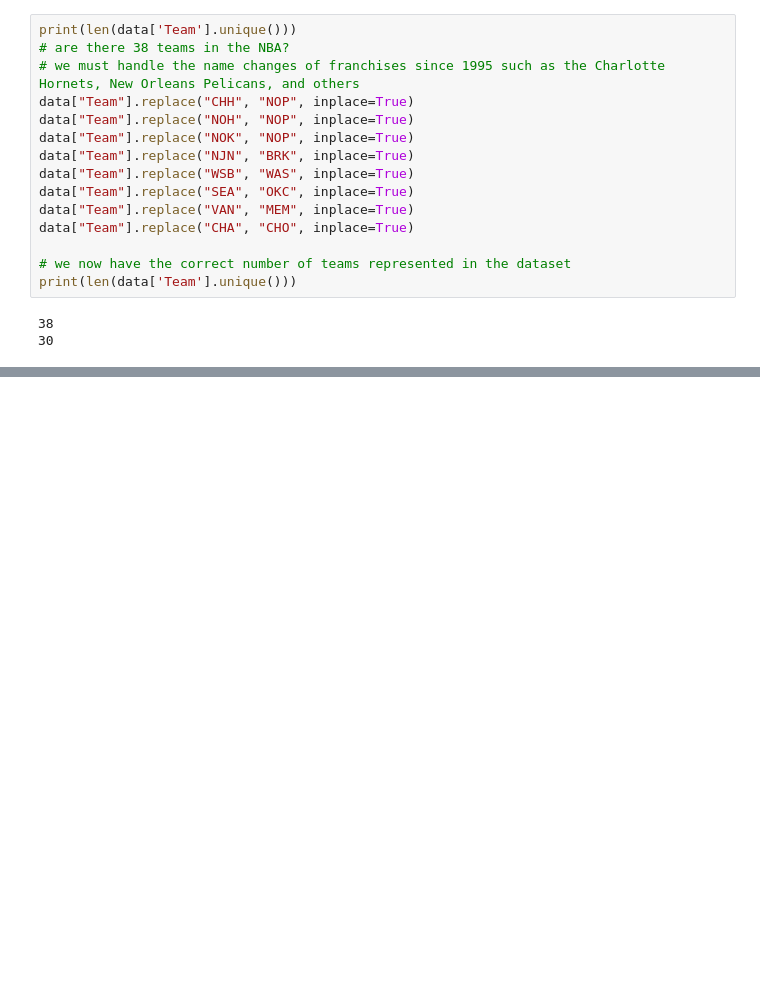
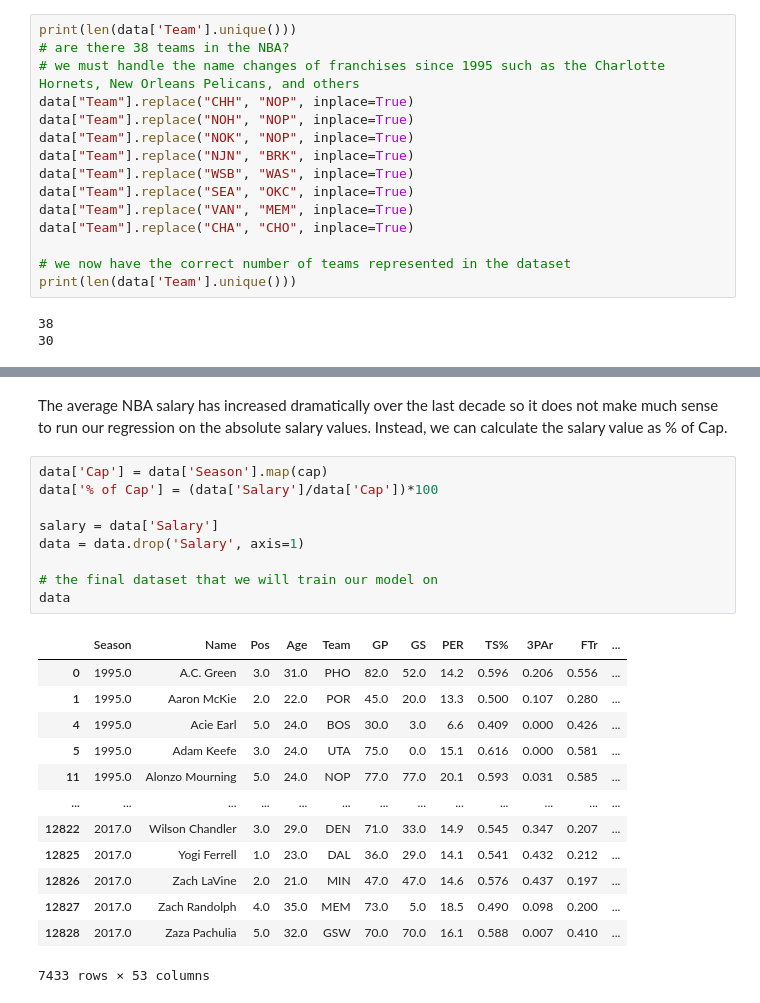
Before and after one commit to kimcha-0/565-final-project-credit-score, a Jupyter notebook: 565-final-project.ipynb, the cells around one changed output, grey strips where cells are left out. Saved outputs shown, nothing was run; the diff lists cells and outputs as text; blank space fills up the shorter version.

Commit message:
cleaned are prepared dataset for training

```diff
--- a/565-final-project.ipynb
+++ b/565-final-project.ipynb
@@ -96,0 +113,25 @@ print(len(data['Team'].unique()))
+# %% [markdown]
+The average NBA salary has increased dramatically over the last decade so it does not make much sense to run our regression on the absolute salary values. Instead, we can calculate the salary value as % of Cap.
+# %%
+data['Cap'] = data['Season'].map(cap)
+data['% of Cap'] = (data['Salary']/data['Cap'])*100
+
+salary = data['Salary']
+data = data.drop('Salary', axis=1)
+
+# the final dataset that we will train our model on
+data
+# %% [output]
+|  | Season | Name | Pos | Age | Team | GP | GS | PER | TS% | 3PAr | FTr | ... |
+| 0 | 1995.0 | A.C. Green | 3.0 | 31.0 | PHO | 82.0 | 52.0 | 14.2 | 0.596 | 0.206 | 0.556 | ... |
+| 1 | 1995.0 | Aaron McKie | 2.0 | 22.0 | POR | 45.0 | 20.0 | 13.3 | 0.500 | 0.107 | 0.280 | ... |
+| 4 | 1995.0 | Acie Earl | 5.0 | 24.0 | BOS | 30.0 | 3.0 | 6.6 | 0.409 | 0.000 | 0.426 | ... |
+| 5 | 1995.0 | Adam Keefe | 3.0 | 24.0 | UTA | 75.0 | 0.0 | 15.1 | 0.616 | 0.000 | 0.581 | ... |
+| 11 | 1995.0 | Alonzo Mourning | 5.0 | 24.0 | NOP | 77.0 | 77.0 | 20.1 | 0.593 | 0.031 | 0.585 | ... |
+| ... | ... | ... | ... | ... | ... | ... | ... | ... | ... | ... | ... | ... |
+| 12822 | 2017.0 | Wilson Chandler | 3.0 | 29.0 | DEN | 71.0 | 33.0 | 14.9 | 0.545 | 0.347 | 0.207 | ... |
+| 12825 | 2017.0 | Yogi Ferrell | 1.0 | 23.0 | DAL | 36.0 | 29.0 | 14.1 | 0.541 | 0.432 | 0.212 | ... |
+| 12826 | 2017.0 | Zach LaVine | 2.0 | 21.0 | MIN | 47.0 | 47.0 | 14.6 | 0.576 | 0.437 | 0.197 | ... |
+| 12827 | 2017.0 | Zach Randolph | 4.0 | 35.0 | MEM | 73.0 | 5.0 | 18.5 | 0.490 | 0.098 | 0.200 | ... |
+| 12828 | 2017.0 | Zaza Pachulia | 5.0 | 32.0 | GSW | 70.0 | 70.0 | 16.1 | 0.588 | 0.007 | 0.410 | ... |
+7433 rows × 53 columns
```
Also changed, not shown: parts of 2 cells of this notebook.
